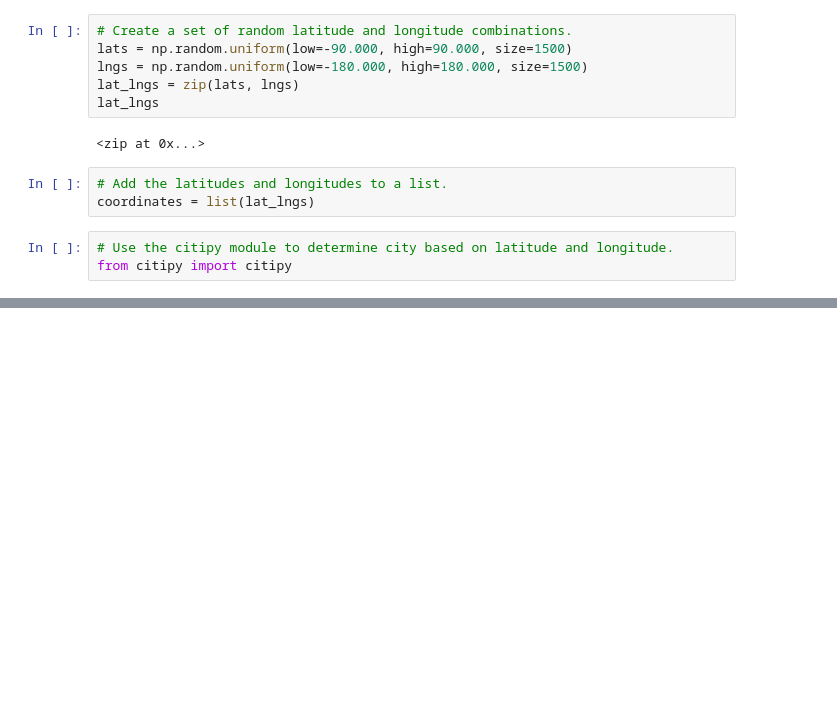
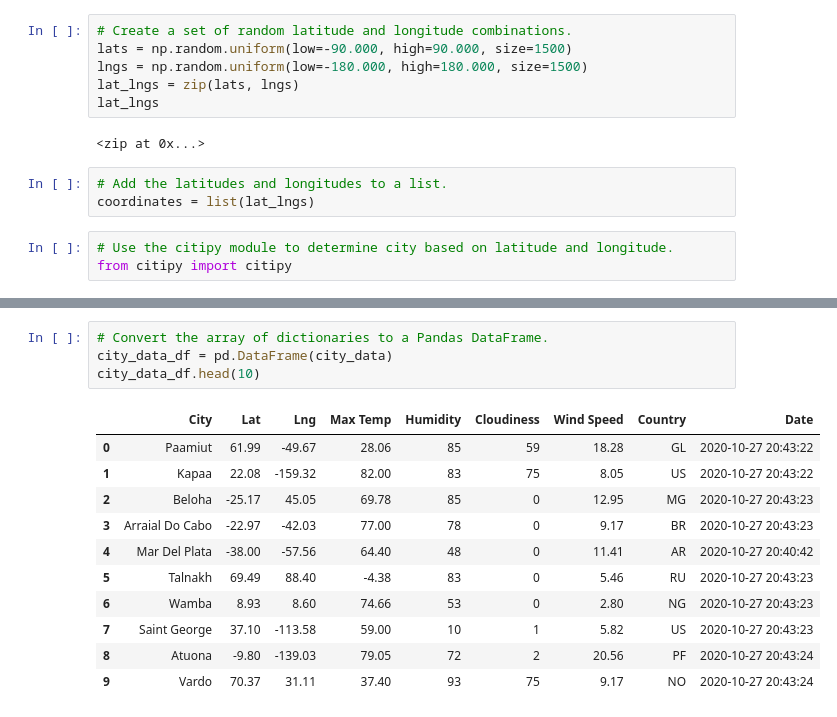
Before and after one commit to devhollister/World_Weather_Analysis, a Jupyter notebook: WeatherPy.ipynb, the cells around one changed output, grey strips where cells are left out. Drawn from its saved outputs; the diff is of its cells as text; blank space fills up the shorter version.

```diff
--- a/WeatherPy.ipynb
+++ b/WeatherPy.ipynb
@@ -33,0 +155,16 @@ len(cities)
+# %%
+# Convert the array of dictionaries to a Pandas DataFrame.
+city_data_df = pd.DataFrame(city_data)
+city_data_df.head(10)
+# %% [output]
+|  | City | Lat | Lng | Max Temp | Humidity | Cloudiness | Wind Speed | Country | Date |
+| 0 | Paamiut | 61.99 | -49.67 | 28.06 | 85 | 59 | 18.28 | GL | 2020-10-27 20:43:22 |
+| 1 | Kapaa | 22.08 | -159.32 | 82.00 | 83 | 75 | 8.05 | US | 2020-10-27 20:43:22 |
+| 2 | Beloha | -25.17 | 45.05 | 69.78 | 85 | 0 | 12.95 | MG | 2020-10-27 20:43:23 |
+| 3 | Arraial Do Cabo | -22.97 | -42.03 | 77.00 | 78 | 0 | 9.17 | BR | 2020-10-27 20:43:23 |
+| 4 | Mar Del Plata | -38.00 | -57.56 | 64.40 | 48 | 0 | 11.41 | AR | 2020-10-27 20:40:42 |
+| 5 | Talnakh | 69.49 | 88.40 | -4.38 | 83 | 0 | 5.46 | RU | 2020-10-27 20:43:23 |
+| 6 | Wamba | 8.93 | 8.60 | 74.66 | 53 | 0 | 2.80 | NG | 2020-10-27 20:43:23 |
+| 7 | Saint George | 37.10 | -113.58 | 59.00 | 10 | 1 | 5.82 | US | 2020-10-27 20:43:23 |
+| 8 | Atuona | -9.80 | -139.03 | 79.05 | 72 | 2 | 20.56 | PF | 2020-10-27 20:43:24 |
+| 9 | Vardo | 70.37 | 31.11 | 37.40 | 93 | 75 | 9.17 | NO | 2020-10-27 20:43:24 |
```
Also changed, not shown: parts of 9 cells of this notebook, 4 other files.
